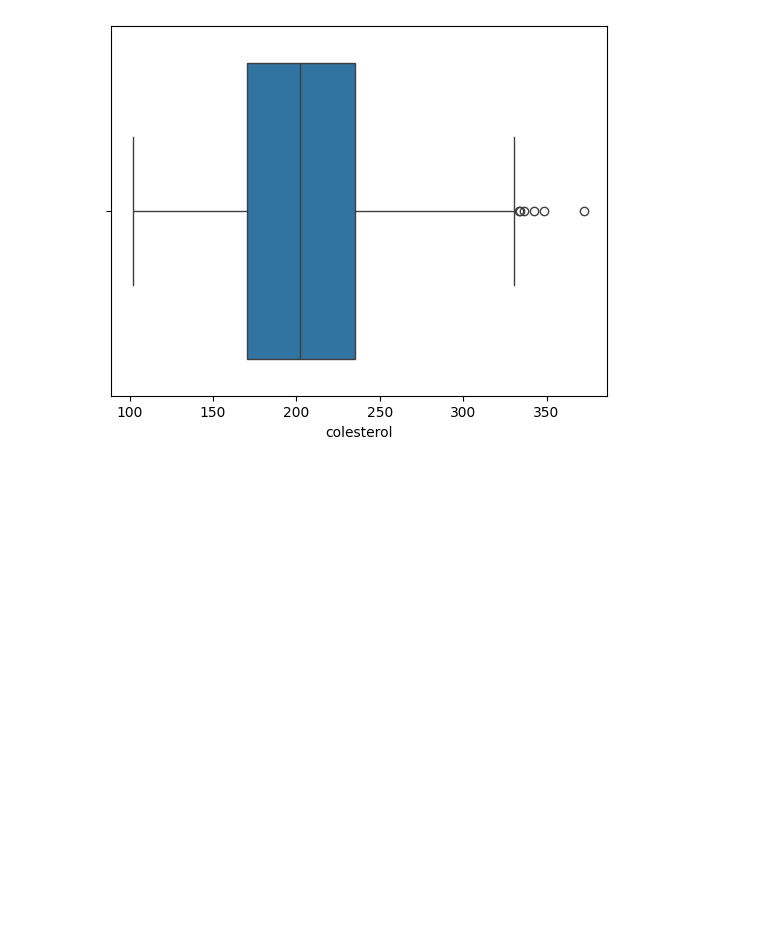
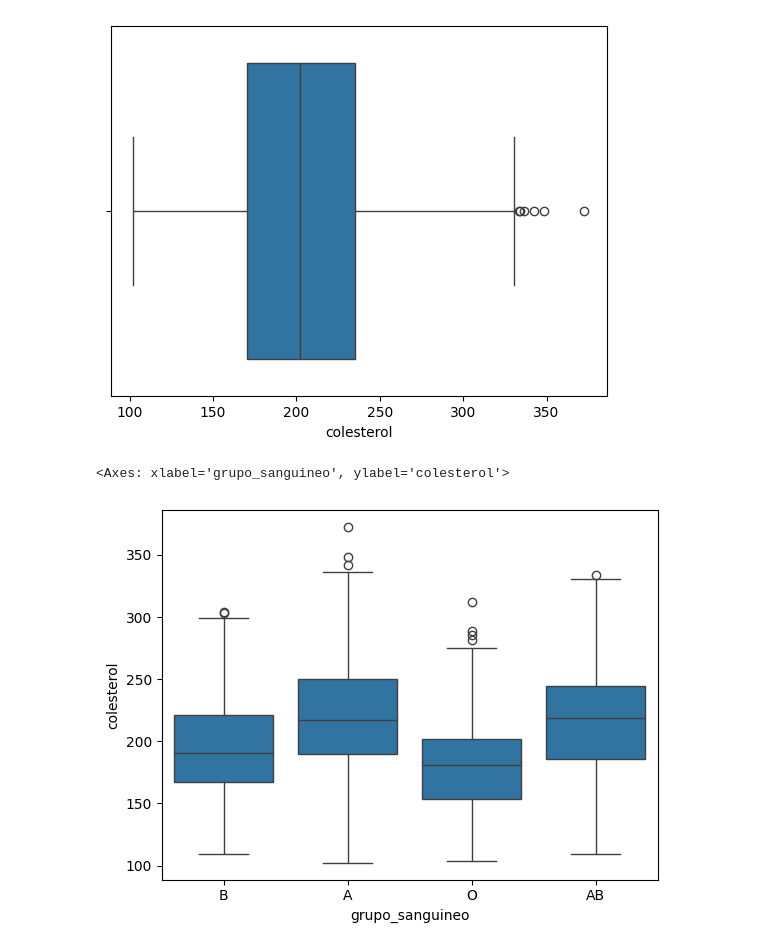
Before and after one commit to claitonneri/regressao_linear_multipla, a Jupyter notebook: modelo_colesterol.ipynb, the cells around one changed output. Saved outputs shown, nothing was run; the diff lists cells and outputs as text; code cells hidden in the pictures; blank space fills up the shorter version.

```diff
--- a/modelo_colesterol.ipynb
+++ b/modelo_colesterol.ipynb
@@ -183,3 +183,9 @@ sns.boxplot(data=df_colesterol_eda, x='colesterol')
 plt.show()
 # %% [output]
 [figure]
+# %%
+# Cruzamento de variáveis categóricas com nivel de colesterol
+sns.boxplot(data=df_colesterol_eda, x='grupo_sanguineo', y='colesterol')
+# %% [output]
+<Axes: xlabel='grupo_sanguineo', ylabel='colesterol'>
+[figure, added]
```
Also changed, not shown: parts of 2 cells of this notebook.
